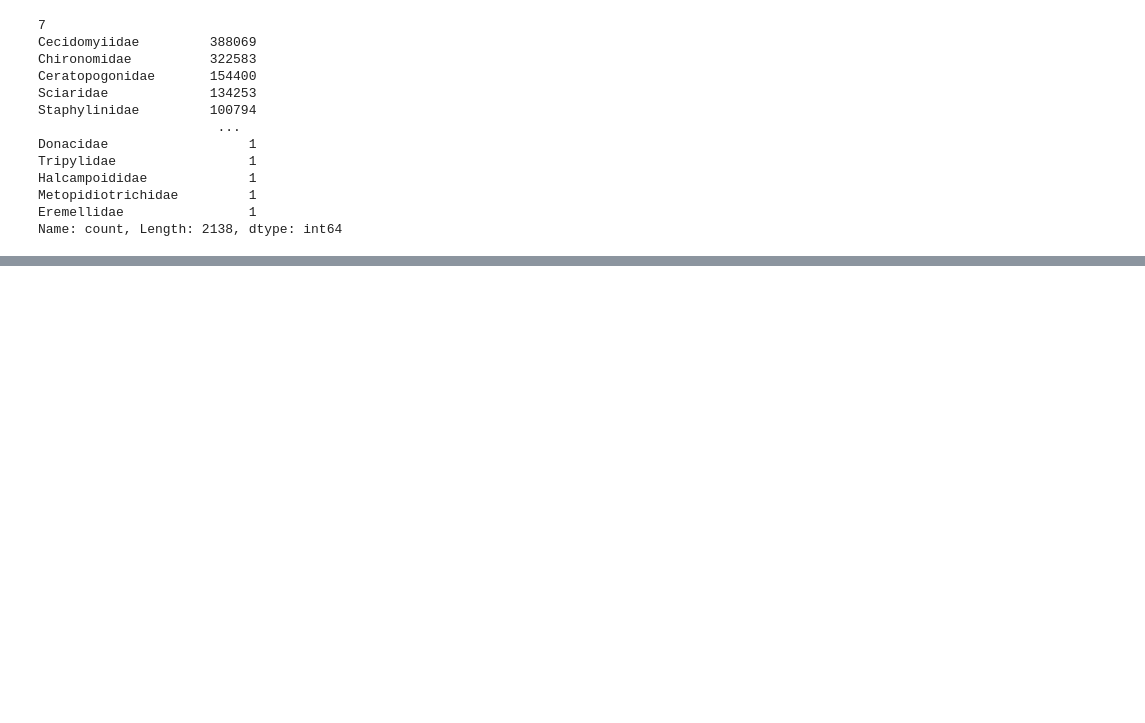
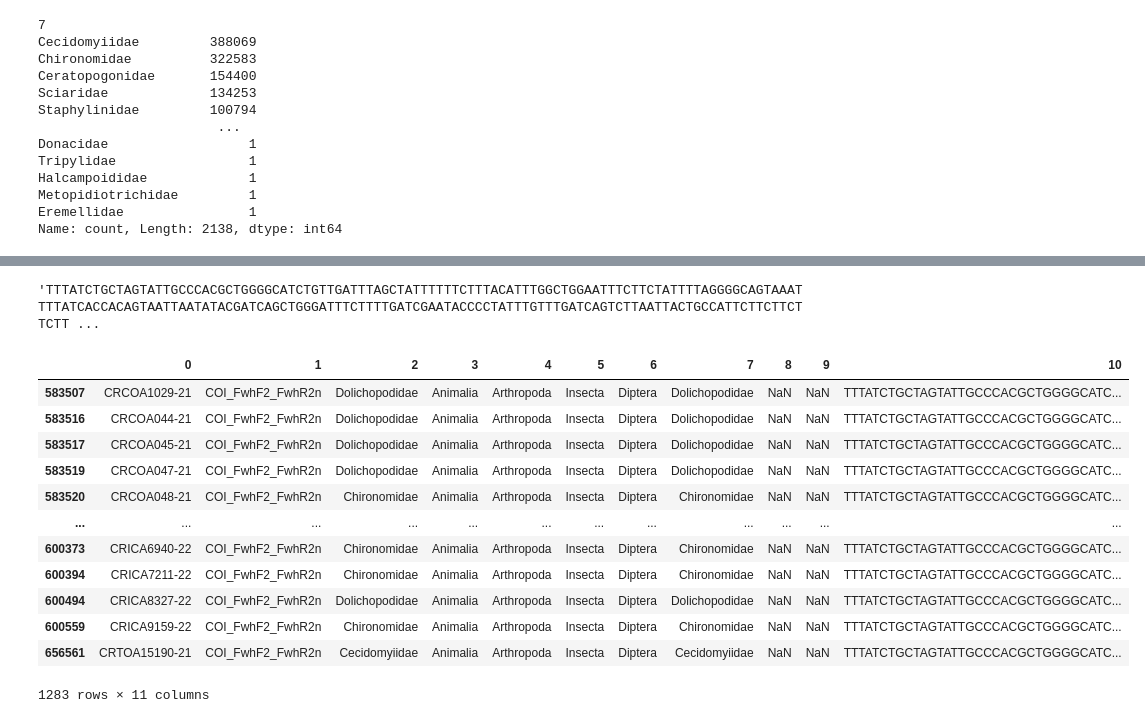
Before and after one commit to CIBIO-BU/mozaiko, a Jupyter notebook: draft.ipynb, the cells around one changed output, grey strips where cells are left out. Saved outputs shown, nothing was run; the diff lists cells and outputs as text; code cells hidden in the pictures; blank space fills up the shorter version.

```diff
--- a/draft.ipynb
+++ b/draft.ipynb
@@ -2252,0 +2395,3 @@ Total entries found: 67
+# %%
+import pandas as pd
+redundant_sequences = pd.read_csv("/home/camilababo/Documents/coding-projects/DNAquaIMG-tool/mozaico/redundant_sequences_count.tsv", sep="\t")
@@ -2252,0 +2414,21 @@ Total entries found: 67
+# %%
+redundant_sequences.iloc[1, 0]
+# %% [output]
+'TTTATCTGCTAGTATTGCCCACGCTGGGGCATCTGTTGATTTAGCTATTTTTTCTTTACATTTGGCTGGAATTTCTTCTATTTTAGGGGCAGTAAATTTTATCACCACAGTAATTAATATACGATCAGCTGGGATTTCTTTTGATCGAATACCCCTATTTGTTTGATCAGTCTTAATTACTGCCATTCTTCTTCTTCTT ...
+# %%
+most_redundant = mb_input[mb_input[10] == redundant_sequences.iloc[1, 0]]
+most_redundant
+# %% [output]
+|  | 0 | 1 | 2 | 3 | 4 | 5 | 6 | 7 | 8 | 9 | 10 |
+| 583507 | CRCOA1029-21 | COI_FwhF2_FwhR2n | Dolichopodidae | Animalia | Arthropoda | Insecta | Diptera | Dolichopodidae | NaN | NaN | TTTATCTGCTAGTATTGCCCACGCTGGGGCATC... |
+| 583516 | CRCOA044-21 | COI_FwhF2_FwhR2n | Dolichopodidae | Animalia | Arthropoda | Insecta | Diptera | Dolichopodidae | NaN | NaN | TTTATCTGCTAGTATTGCCCACGCTGGGGCATC... |
+| 583517 | CRCOA045-21 | COI_FwhF2_FwhR2n | Dolichopodidae | Animalia | Arthropoda | Insecta | Diptera | Dolichopodidae | NaN | NaN | TTTATCTGCTAGTATTGCCCACGCTGGGGCATC... |
+| 583519 | CRCOA047-21 | COI_FwhF2_FwhR2n | Dolichopodidae | Animalia | Arthropoda | Insecta | Diptera | Dolichopodidae | NaN | NaN | TTTATCTGCTAGTATTGCCCACGCTGGGGCATC... |
+| 583520 | CRCOA048-21 | COI_FwhF2_FwhR2n | Chironomidae | Animalia | Arthropoda | Insecta | Diptera | Chironomidae | NaN | NaN | TTTATCTGCTAGTATTGCCCACGCTGGGGCATC... |
+| ... | ... | ... | ... | ... | ... | ... | ... | ... | ... | ... | ... |
+| 600373 | CRICA6940-22 | COI_FwhF2_FwhR2n | Chironomidae | Animalia | Arthropoda | Insecta | Diptera | Chironomidae | NaN | NaN | TTTATCTGCTAGTATTGCCCACGCTGGGGCATC... |
+| 600394 | CRICA7211-22 | COI_FwhF2_FwhR2n | Chironomidae | Animalia | Arthropoda | Insecta | Diptera | Chironomidae | NaN | NaN | TTTATCTGCTAGTATTGCCCACGCTGGGGCATC... |
+| 600494 | CRICA8327-22 | COI_FwhF2_FwhR2n | Dolichopodidae | Animalia | Arthropoda | Insecta | Diptera | Dolichopodidae | NaN | NaN | TTTATCTGCTAGTATTGCCCACGCTGGGGCATC... |
+| 600559 | CRICA9159-22 | COI_FwhF2_FwhR2n | Chironomidae | Animalia | Arthropoda | Insecta | Diptera | Chironomidae | NaN | NaN | TTTATCTGCTAGTATTGCCCACGCTGGGGCATC... |
+| 656561 | CRTOA15190-21 | COI_FwhF2_FwhR2n | Cecidomyiidae | Animalia | Arthropoda | Insecta | Diptera | Cecidomyiidae | NaN | NaN | TTTATCTGCTAGTATTGCCCACGCTGGGGCATC... |
+1283 rows × 11 columns
```
Also changed, not shown: parts of 54 cells of this notebook, 6 other files.
